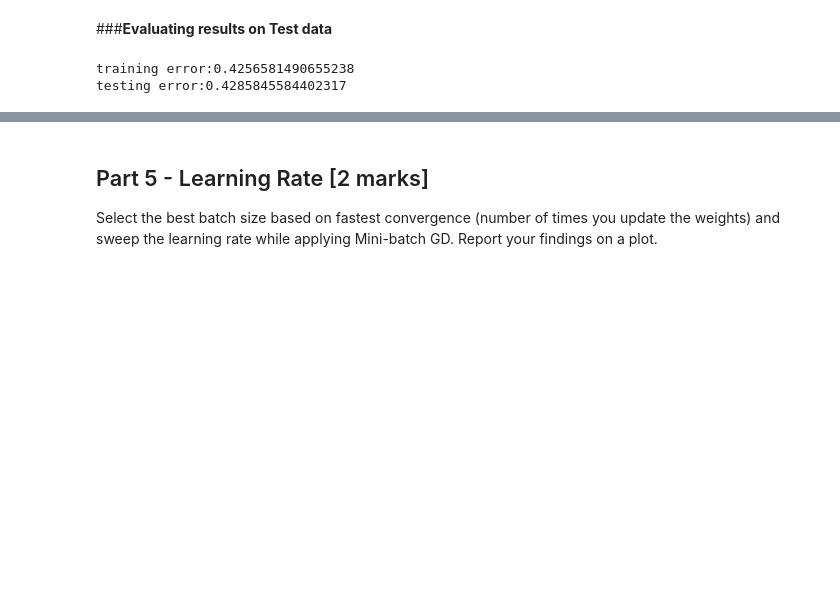
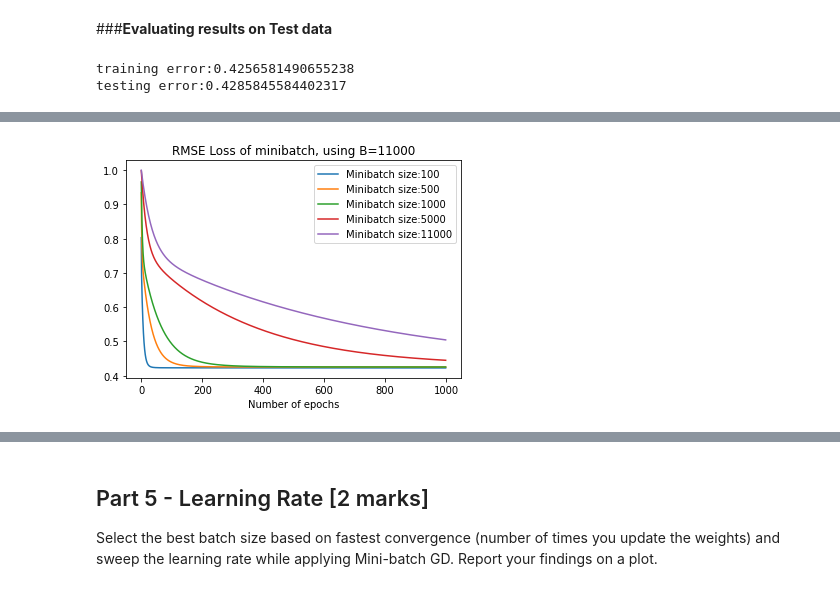
Before and after one commit to armandordorica/APS1070_A4_Linear_Regression_Gradient_Descent, a Jupyter notebook: Project_4.ipynb, the cells around one changed output, grey strips where cells are left out. Cells and saved outputs as stored; diff of their text form; code cells hidden in the pictures; blank space fills up the shorter version.

```diff
--- a/Project_4.ipynb
+++ b/Project_4.ipynb
@@ -546,5 +546,6 @@ while i< len(rmses_minibatches):
     print("Number of epochs to converge: {}".format(i))
     break
   i+=1
+epochs_to_converge = i
 # %% [output]
 Number of epochs to converge: 24
@@ -562,3 +564,7 @@ print("testing error:{}".format(rmse_minibatch_test))
 # %% [output]
 training error:0.4256581490655238
 testing error:0.4285845584402317
+# %%
+d = {'alpha':[alpha], 'Mini Batch Size B':[B], 'num_minibatches':[num_minibatches],'epochs_to_converge': [epochs_to_converge], 'rmse_minibatch_train':[rmse_minibatch_train],
+     'rmse_minibatch_test':[rmse_minibatch_test]}
+df = pd.DataFrame(data=d)
@@ -564,0 +576,92 @@ testing error:0.4285845584402317
+# %%
+Bs = [100, 500, 1000, 5000, 11000]
+for B in Bs:
+  print("INITALIZING PARAMETERS...")
+  w_init_grad_desc = np.zeros((40,1))
+  b = np.zeros((11000,1))
+  alpha = 0.001
+  N = 11000
+  num_epochs = 1000
+  rmses_gd = []
+  # B = 100
+  num_minibatches = len(X_train_scaled_df)//B
+  print("HYPER PARAMETERS")
+  print("alpha:{}".format(alpha))
+  print("Num of training examples = N:{}".format(N))
+  print("Mini batch size = B:{}".format(B))
+  print("Num of mini batches = num_minibatches:{}".format(num_minibatches))
+  print("\n")
+
+
+  print("Creating list of minibatches for X_train_scaled_df")
+  X_train_scaled_df.reset_index(inplace=True)
+  X_train_scaled_df.drop(columns=['index'], inplace=True)
+
+  y_train_scaled_df.reset_index(inplace=True)
+  y_train_scaled_df.drop(columns=['index'], inplace=True)
+
+  j = 0
+  X_train_scaled_minibatches_df=[]
+  y_train_scaled_minibatches_df=[]
+  for i in range(0, num_minibatches):
+    X_train_scaled_minibatches_df.append(X_train_scaled_df.iloc[j: j+B])
+    y_train_scaled_minibatches_df.append(y_train_scaled_df.iloc[j: j+B])
+    j=j+B
+
+
+  print("\n Casting mini batches to numpy arrays")
+  j = 0
+  X_train_scaled_minibatches_np=[]
+  y_train_scaled_minibatches_np=[]
+  for i in range(0, num_minibatches):
+    X_train_scaled_minibatches_np.append(np.array(X_train_scaled_df.iloc[j: j+B]))
+    y_train_scaled_minibatches_np.append(np.array(y_train_scaled_df.iloc[j: j+B]))
+    j=j+B
+
+
+  print("\n Running the same vectorized forward propagation algorithm with weight update rule but on minibatches instead")
+  w_init_minibatch = np.zeros((40,1))
+  rmses_minibatches = []
+
+
+  for i in range(0, num_epochs):
+    rmses_minibatch = []
+    for t in range(0, num_minibatches):
+      y_minibatch_pred_train_scaled_np = np.dot(X_train_scaled_minibatches_np[t], w_init_minibatch)
+      w_init_minibatch = w_init_minibatch - alpha/B * np.dot(X_train_scaled_minibatches_np[t].T,(y_minibatch_pred_train_scaled_np-y_train_scaled_minibatches_np[t]))
+      rmse_loss = rmse(y_train_scaled_minibatches_np[t], y_minibatch_pred_train_scaled_np)
+      rmses_minibatch.append(rmse_loss)
+    rmses_minibatches.append(np.mean(rmses_minibatch))
+
+
+  plt.plot(rmses_minibatches, label='Minibatch size:{}'.format(B))
+  plt.title("RMSE Loss of minibatch, using B={}".format(B))
+  plt.xlabel("Number of epochs")
+  plt.legend()
+
+  print("\n Evaluating results on Test data")
+  y_minibatch_pred_train_scaled_np = np.dot(X_train_scaled_np, w_init_minibatch)
+  y_minibatch_pred_test_scaled_np = np.dot(X_test_scaled_np, w_init_minibatch)
+
+  rmse_minibatch_train = rmse(y_train_scaled_np, y_minibatch_pred_train_scaled_np)
+  rmse_minibatch_test = rmse(y_test_scaled_np, y_minibatch_pred_test_scaled_np)
+
+  print("training error:{}".format(rmse_minibatch_train))
+  print("testing error:{}".format(rmse_minibatch_test))
+
+  print('\n Determining convergence')
+  i = 0
+  while i< len(rmses_minibatches)-1:
+    if rmses_minibatches[i]-rmses_minibatches[i+1] < 0.001:
+      print("Number of epochs to converge: {}".format(i))
+      break
+    i+=1
+  epochs_to_converge = i
+
+  d1 = {'alpha':[alpha], 'Mini Batch Size B':[B], 'num_minibatches':[num_minibatches],'epochs_to_converge': [epochs_to_converge], 'rmse_minibatch_train':[rmse_minibatch_train],
+     'rmse_minibatch_test':[rmse_minibatch_test]}
+  df1 = pd.DataFrame(data=d1)
+
+  df = df.append(df1)
+  df
+# %% [output]
@@ -564,0 +685 @@ testing error:0.4285845584402317
+[figure, added]
```
Also changed, not shown: parts of 9 cells of this notebook.
